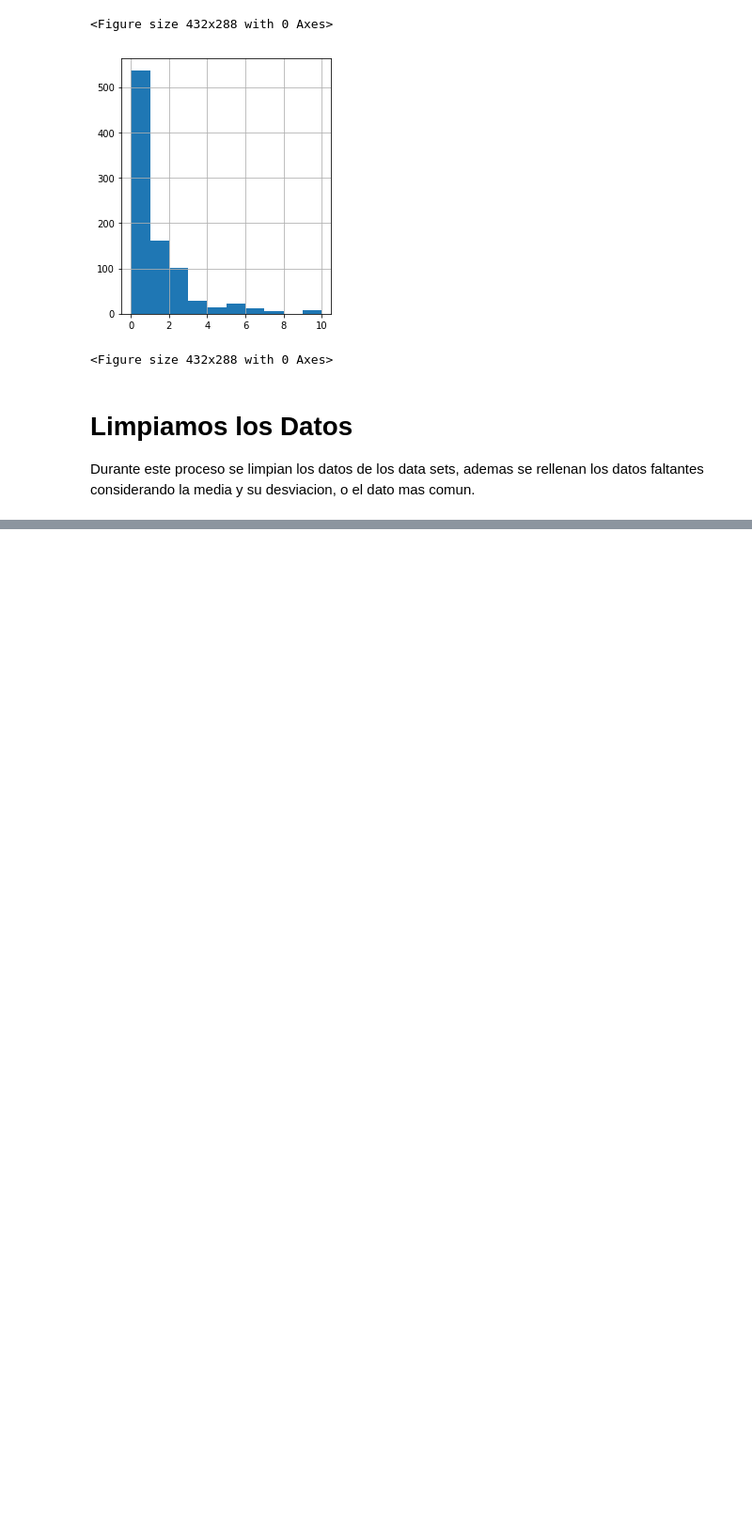
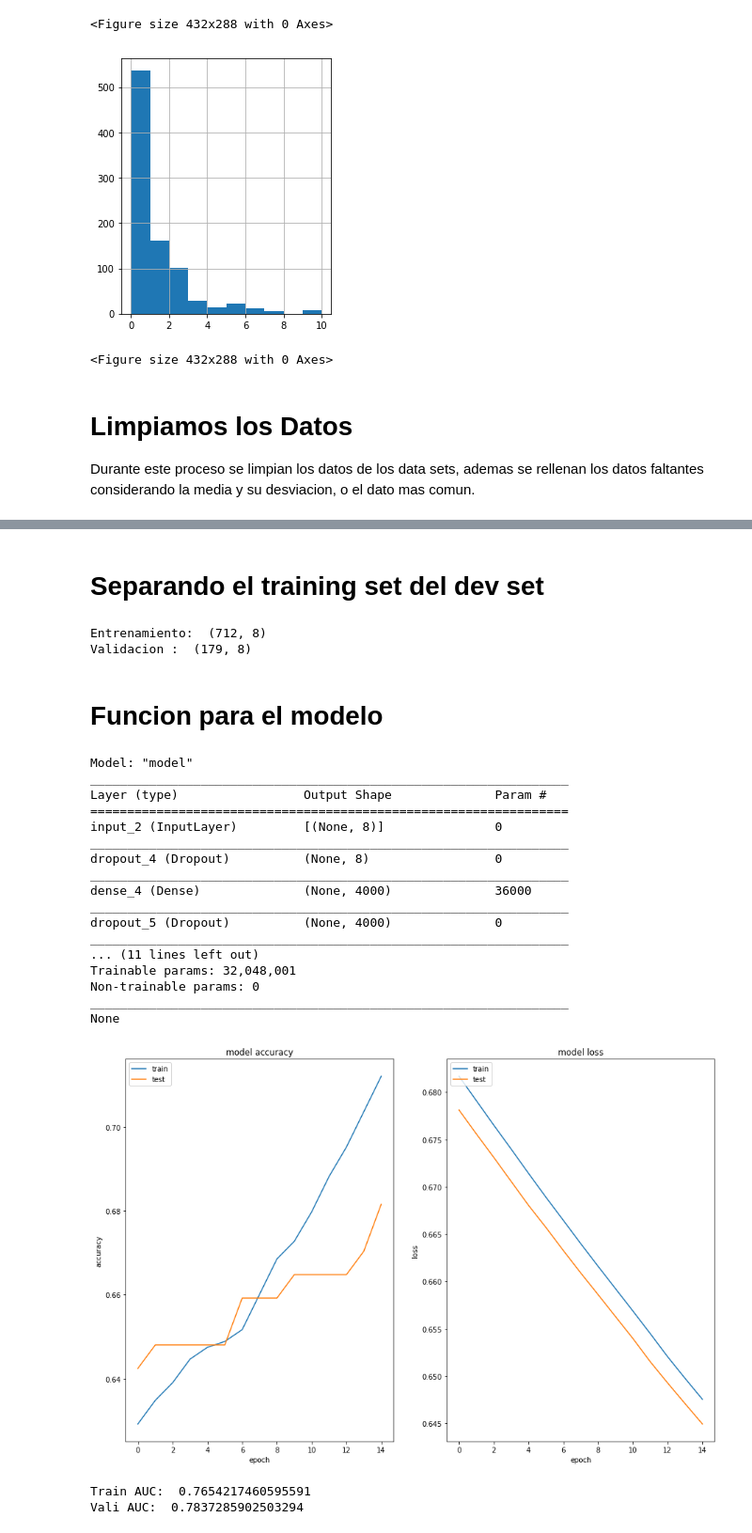
Before and after one commit to Zoomelectrico/titanic-ml, a Jupyter notebook: Proyecto Quevedo, Rojas, Vitali.ipynb, the cells around one changed output, grey strips where cells are left out. Shown: that part at 94% size. Drawn from its saved outputs; the diff is of its cells as text; code cells hidden in the pictures; blank space fills up the shorter version.

Commit message:
Modelo actualizado con tarea

```diff
--- a/Proyecto Quevedo, Rojas, Vitali.ipynb
+++ b/Proyecto Quevedo, Rojas, Vitali.ipynb
@@ -197,0 +235,3 @@ array([0, 1, 2, 3, 4, 5, 6, 8, 9])
+# %%
+train_dfX = train_df.drop(['Survived'], axis=1)
+train_dfY = train_df['Survived']
@@ -197,0 +248,56 @@ array([0, 1, 2, 3, 4, 5, 6, 8, 9])
+# %%
+sc = StandardScaler()
+train_dfX = sc.fit_transform(train_dfX)
+test_df = sc.transform(test_df)
+# %% [markdown]
+# Separando el training set del dev set
+# %%
+train_dfX,val_dfX,train_dfY, val_dfY = train_test_split(train_dfX,train_dfY , test_size=0.20, stratify=train_dfY)
+print("Entrenamiento: ",train_dfX.shape)
+print("Validacion : ",val_dfX.shape)
+# %% [output]
+Entrenamiento:  (712, 8)
+Validacion :  (179, 8)
+# %% [markdown]
+# Funcion para el modelo
+# %%
+def model():
+    inp = Input(shape=(8,))
+    x=Dropout(0)(inp)
+    x=Dense(4000, activation="relu", kernel_initializer='random_uniform', bias_initializer='zeros', kernel_regularizer=None)(x)
+    x=Dropout(0)(x)
+    x=Dense(4000, activation="relu", kernel_initializer='random_uniform', bias_initializer='zeros', kernel_regularizer=None)(x)
+    x=Dropout(0)(x)
+    x=Dense(4000, activation="relu", kernel_initializer='random_uniform', bias_initializer='zeros', kernel_regularizer=None)(x)
+    x=Dropout(0)(x)
+    x=Dense(1, activation="sigmoid", kernel_initializer='random_uniform', bias_initializer='zeros')(x)
+    model = Model(inputs=inp, outputs=x)
+    model.compile(loss='binary_crossentropy', optimizer='SGD', metrics=['binary_accuracy'])
+    return model
+# %%
+model = model()
+print(model.summary())
+train_history_tam1 = model.fit(train_dfX, train_dfY, batch_size=512, epochs=epochs, validation_data=(val_dfX, val_dfY), verbose=0)
+graf_model(train_history_tam1)
+precision(model)
+# %% [output]
+Model: "model"
+_________________________________________________________________
+Layer (type)                 Output Shape              Param #
+=================================================================
+input_2 (InputLayer)         [(None, 8)]               0
+_________________________________________________________________
+dropout_4 (Dropout)          (None, 8)                 0
+_________________________________________________________________
+dense_4 (Dense)              (None, 4000)              36000
+_________________________________________________________________
+dropout_5 (Dropout)          (None, 4000)              0
+_________________________________________________________________
+... (11 lines left out)
+Trainable params: 32,048,001
+Non-trainable params: 0
+_________________________________________________________________
+None
+[figure, added]
+Train AUC:  0.7654217460595591
+Vali AUC:  0.7837285902503294
```
Also changed, not shown: parts of 13 cells of this notebook.
